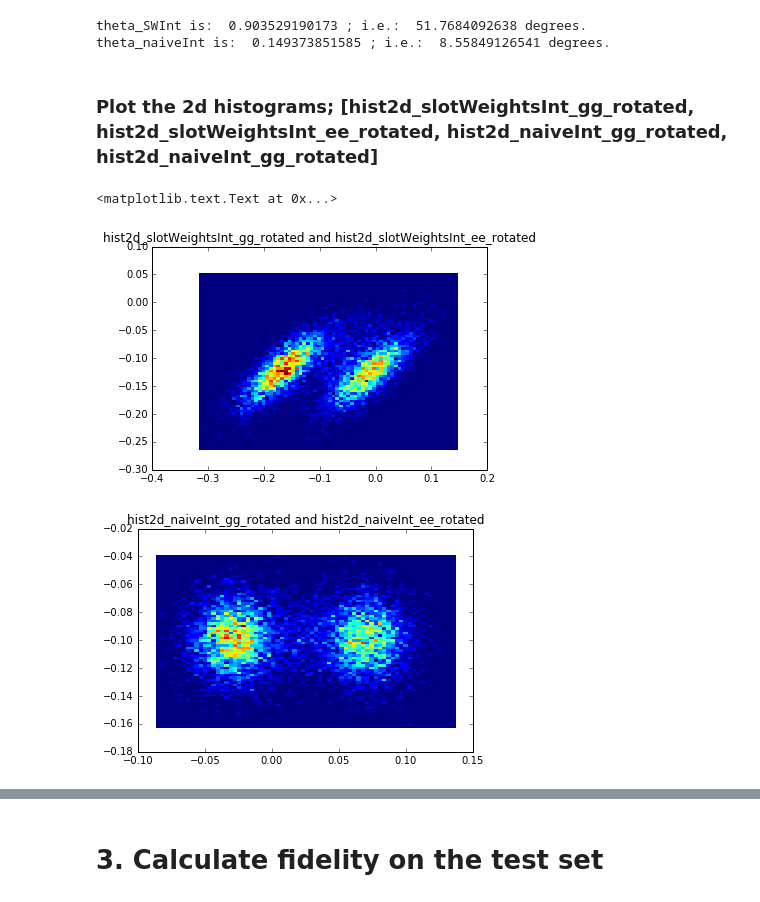
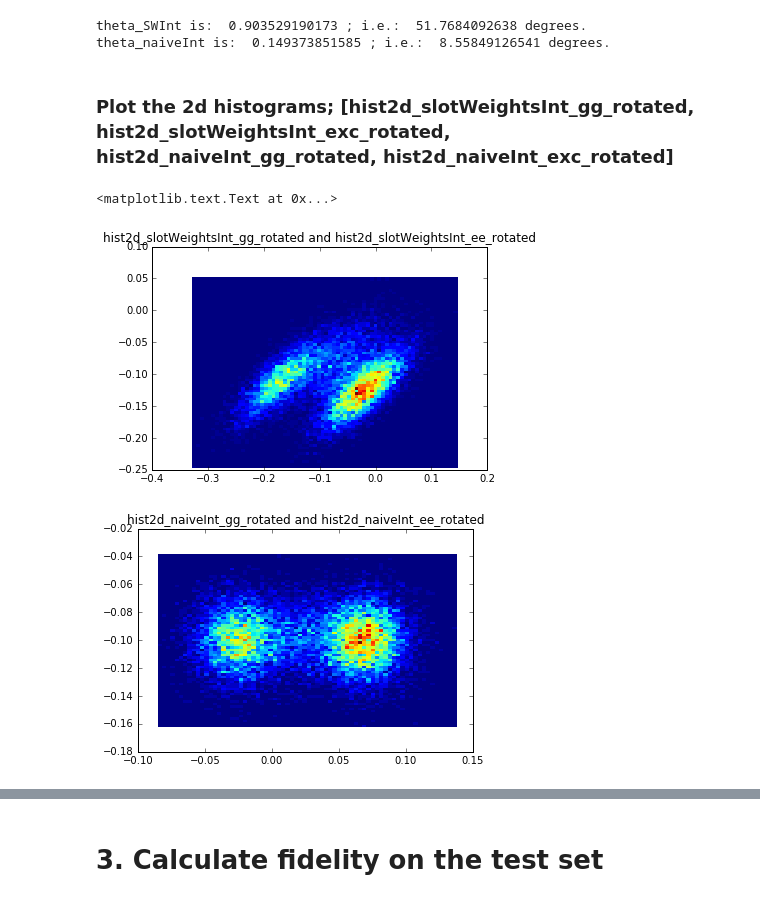
Before and after one commit to dennischenfeng/qnl_qmtrajproj, a Jupyter notebook: basic_methods.ipynb, the cells around one changed output, grey strips where cells are left out. Cells and saved outputs as stored; diff of their text form; code cells hidden in the pictures.

Commit message:
finished confirming my ipynb's are good. start coding modules

```diff
--- a/basic_methods.ipynb
+++ b/basic_methods.ipynb
@@ -252,41 +253,49 @@ phi = np.arctan2(integratedTraj_naive[0,:,:], integratedTraj_naive[1,:,:])
 integratedTraj_naive_rotated[0,:,:] = mag * np.cos(phi - theta_naiveInt)
 integratedTraj_naive_rotated[1,:,:] = mag * np.sin(phi - theta_naiveInt)
 # %% [markdown]
-### Plot the 2d histograms; [hist2d_slotWeightsInt_gg_rotated, hist2d_slotWeightsInt_ee_rotated, hist2d_naiveInt_gg_rotated, hist2d_naiveInt_gg_rotated]
+### Plot the 2d histograms; [hist2d_slotWeightsInt_gg_rotated, hist2d_slotWeightsInt_exc_rotated, hist2d_naiveInt_gg_rotated, hist2d_naiveInt_exc_rotated]
 # %%
-#@@@ continue here! continue changing so it'll hve the full fidelity (i.e. change ee to exc)
+#: need these to plug into histograms
+slotWeightsInt_exc_I_rotated = np.append(integratedTraj_slotWeights_rotated[0, 0:startTest, 3], [integratedTraj_slotWeights_rotated[0, 0:startTest, 1], integratedTraj_slotWeights_rotated[0, 0:startTest, 2]])
+slotWeightsInt_exc_Q_rotated = np.append(integratedTraj_slotWeights_rotated[1, 0:startTest, 3], [integratedTraj_slotWeights_rotated[1, 0:startTest, 1], integratedTraj_slotWeights_rotated[1, 0:startTest, 2]])
+naiveInt_exc_I_rotated = np.append(integratedTraj_naive_rotated[0, 0:startTest, 3], [integratedTraj_naive_rotated[0, 0:startTest, 1], integratedTraj_naive_rotated[0, 0:startTest, 2]])
+naiveInt_exc_Q_rotated = np.append(integratedTraj_naive_rotated[1, 0:startTest, 3], [integratedTraj_naive_rotated[1, 0:startTest, 1], integratedTraj_naive_rotated[1, 0:startTest, 2]])
 
 
 minIntegratedTraj_I = np.min(integratedTraj_slotWeights_rotated[0, 0:startTest, :])
 maxIntegratedTraj_I = np.max(integratedTraj_slotWeights_rotated[0, 0:startTest, :])
 minIntegratedTraj_Q = np.min(integratedTraj_slotWeights_rotated[1, 0:startTest, :])
 maxIntegratedTraj_Q = np.max(integratedTraj_slotWeights_rotated[1, 0:startTest, :])
 hist2d_slotWeightsInt_gg_rotated, binEdges_slotWeightsInt_I_rotated, binEdges_slotWeightsInt_Q_rotated = np.histogram2d(integratedTraj_slotWeights_rotated[0,0:startTest,0], integratedTraj_slotWeights_rotated[1,0:startTest,0], bins=numBins, range=[[minIntegratedTraj_I, maxIntegratedTraj_I], [minIntegratedTraj_Q, maxIntegratedTraj_Q]])
-hist2d_slotWeightsInt_ee_rotated, _, _ = np.histogram2d(integratedTraj_slotWeights_rotated[0,0:startTest,3], integratedTraj_slotWeights_rotated[1,0:startTest,3], bins=numBins, range=[[minIntegratedTraj_I, maxIntegratedTraj_I], [minIntegratedTraj_Q, maxIntegratedTraj_Q]])
+# hist2d_slotWeightsInt_ee_rotated, _, _ = np.histogram2d(integratedTraj_slotWeights_rotated[0,0:startTest,3], integratedTraj_slotWeights_rotated[1,0:startTest,3], bins=numBins, range=[[minIntegratedTraj_I, maxIntegratedTraj_I], [minIntegratedTraj_Q, maxIntegratedTraj_Q]])
+hist2d_slotWeightsInt_exc_rotated, _, _ = np.histogram2d(slotWeightsInt_exc_I_rotated, slotWeightsInt_exc_Q_rotated, bins=numBins, range=[[minIntegratedTraj_I, maxIntegratedTraj_I], [minIntegratedTraj_Q, maxIntegratedTraj_Q]])
+
 
 minIntegratedTraj_I = np.min(integratedTraj_naive_rotated[0, 0:startTest, :])
 maxIntegratedTraj_I = np.max(integratedTraj_naive_rotated[0, 0:startTest, :])
 minIntegratedTraj_Q = np.min(integratedTraj_naive_rotated[1, 0:startTest, :])
 maxIntegratedTraj_Q = np.max(integratedTraj_naive_rotated[1, 0:startTest, :])
 hist2d_naiveInt_gg_rotated, binEdges_naiveInt_I_rotated, binEdges_naiveInt_Q_rotated = np.histogram2d(integratedTraj_naive_rotated[0,0:startTest,0], integratedTraj_naive_rotated[1,0:startTest,0], bins=numBins, range=[[minIntegratedTraj_I, maxIntegratedTraj_I], [minIntegratedTraj_Q, maxIntegratedTraj_Q]])
-hist2d_naiveInt_ee_rotated, _, _ = np.histogram2d(integratedTraj_naive_rotated[0,0:startTest,3], integratedTraj_naive_rotated[1,0:startTest,3], bins=numBins, range=[[minIntegratedTraj_I, maxIntegratedTraj_I], [minIntegratedTraj_Q, maxIntegratedTraj_Q]])
+# hist2d_naiveInt_ee_rotated, _, _ = np.histogram2d(integratedTraj_naive_rotated[0,0:startTest,3], integratedTraj_naive_rotated[1,0:startTest,3], bins=numBins, range=[[minIntegratedTraj_I, maxIntegratedTraj_I], [minIntegratedTraj_Q, maxIntegratedTraj_Q]])
+hist2d_naiveInt_exc_rotated, _, _ = np.histogram2d(naiveInt_exc_I_rotated, naiveInt_exc_Q_rotated, bins=numBins, range=[[minIntegratedTraj_I, maxIntegratedTraj_I], [minIntegratedTraj_Q, maxIntegratedTraj_Q]])
+
 
 #: plot slotweightsInt hist2d
 coordsX, coordsY = np.meshgrid(binEdges_slotWeightsInt_I_rotated, binEdges_slotWeightsInt_Q_rotated)
 # plt.pcolormesh(coordsX, coordsY, hist2d_slotWeightsInt_gg + hist2d_slotWeightsInt_ee)
-plt.pcolormesh(coordsX, coordsY, hist2d_slotWeightsInt_gg_rotated.T + hist2d_slotWeightsInt_ee_rotated.T)
+plt.pcolormesh(coordsX, coordsY, hist2d_slotWeightsInt_gg_rotated.T + hist2d_slotWeightsInt_exc_rotated.T)
 plt.title('hist2d_slotWeightsInt_gg_rotated and hist2d_slotWeightsInt_ee_rotated')
 
 
 #: plot naiveInt hist2d
 plt.figure()
 coordsX, coordsY = np.meshgrid(binEdges_naiveInt_I_rotated, binEdges_naiveInt_Q_rotated)
-plt.pcolormesh(coordsX, coordsY, hist2d_naiveInt_gg_rotated.T + hist2d_naiveInt_ee_rotated.T) #need to transpose to display properly
+plt.pcolormesh(coordsX, coordsY, hist2d_naiveInt_gg_rotated.T + hist2d_naiveInt_exc_rotated.T) #need to transpose to display properly
 plt.title('hist2d_naiveInt_gg_rotated and hist2d_naiveInt_ee_rotated')
 # %% [output]
 <matplotlib.text.Text at 0x...>
-[figure, old version]
+[figure, new version]
-[figure, old version]
+[figure, new version]
 # %%
 # print hist2d_naiveInt_gg_rotated.sum(1)
 
```
Also changed, not shown: parts of 9 cells of this notebook, 2 other files.
